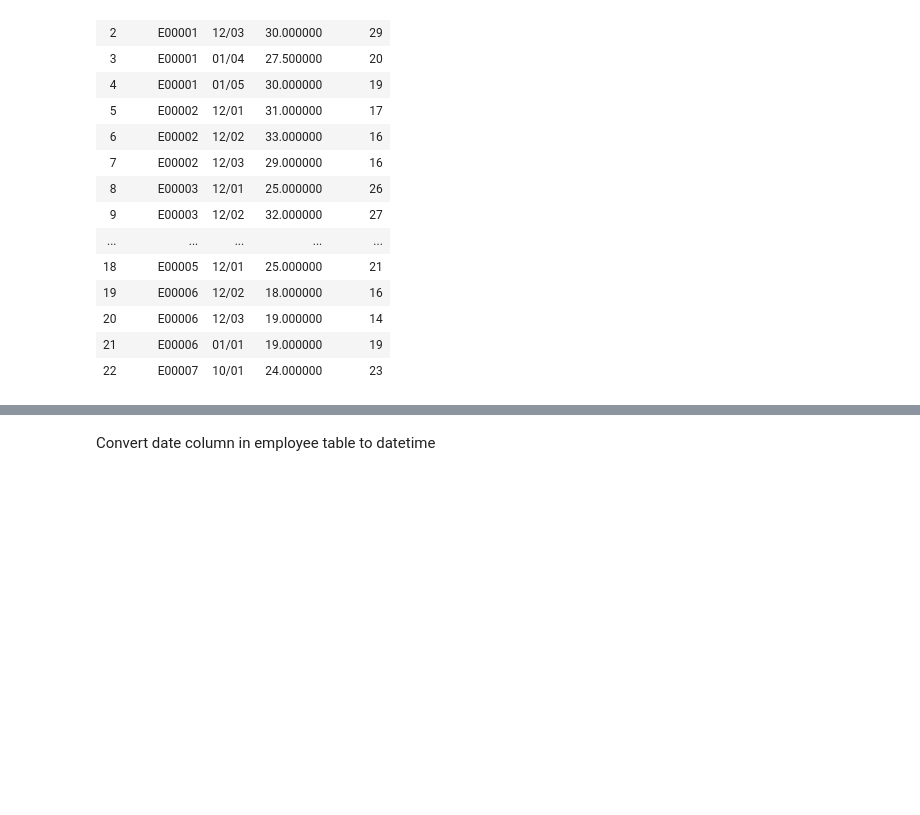
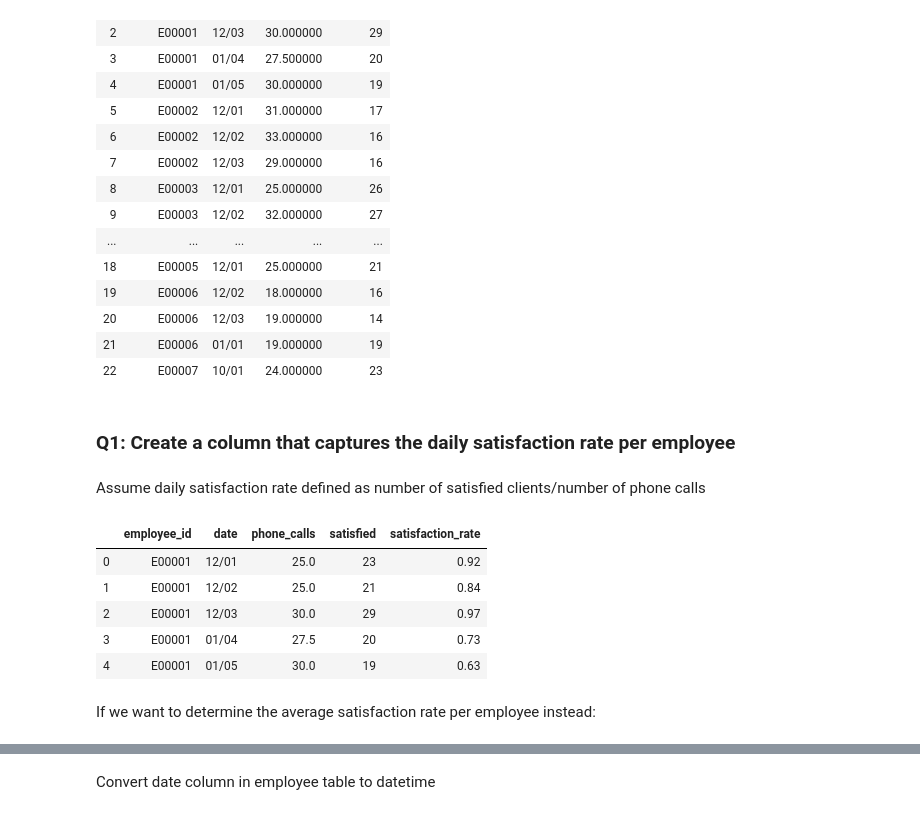
Before and after one commit to jfleury12/people-analytics-sample, a Jupyter notebook: notebooks/sample-fleury.ipynb, the cells around one changed output, grey strips where cells are left out. Cells and saved outputs as stored; diff of their text form; code cells hidden in the pictures; blank space fills up the shorter version.

```diff
--- a/notebooks/sample-fleury.ipynb
+++ b/notebooks/sample-fleury.ipynb
@@ -166,3 +166,19 @@ emp_df
 | 20 | E00006 | 12/03 | 19.000000 | 14 |
 | 21 | E00006 | 01/01 | 19.000000 | 19 |
 | 22 | E00007 | 10/01 | 24.000000 | 23 |
+# %% [markdown]
+### Q1: Create a column that captures the daily satisfaction rate per employee
+# %% [markdown]
+Assume daily satisfaction rate defined as number of satisfied clients/number of phone calls
+# %%
+emp_df['satisfaction_rate'] = round(emp_df.satisfied/emp_df.phone_calls, 2)
+emp_df.head()
+# %% [output]
+|  | employee_id | date | phone_calls | satisfied | satisfaction_rate |
+| 0 | E00001 | 12/01 | 25.0 | 23 | 0.92 |
+| 1 | E00001 | 12/02 | 25.0 | 21 | 0.84 |
+| 2 | E00001 | 12/03 | 30.0 | 29 | 0.97 |
+| 3 | E00001 | 01/04 | 27.5 | 20 | 0.73 |
+| 4 | E00001 | 01/05 | 30.0 | 19 | 0.63 |
+# %% [markdown]
+If we want to determine the average satisfaction rate per employee instead:
```
Also changed, not shown: parts of 9 cells of this notebook.
